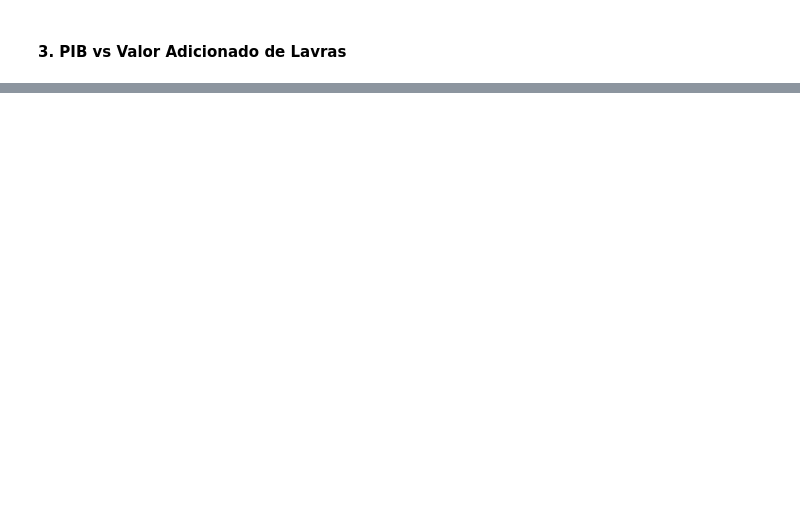
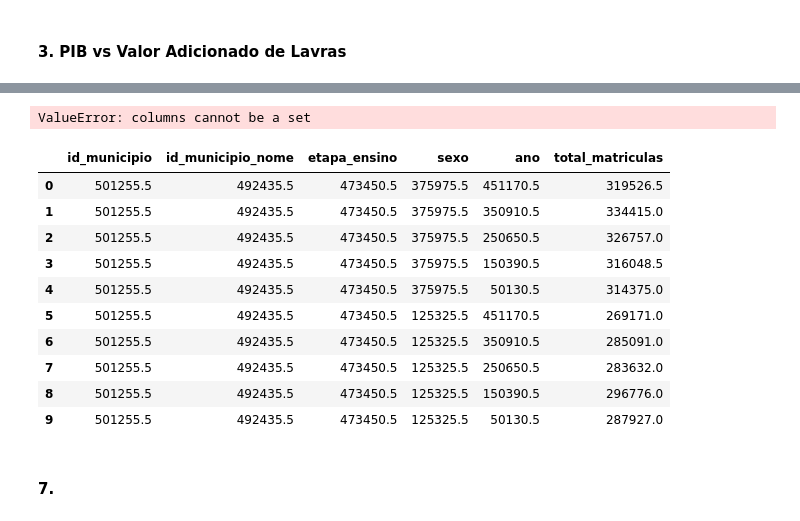
Before and after one commit to EstevaoAugusto/ZettaLab-2ed-Desafio-Ciencia-e-Governanca-de-Dados, a Jupyter notebook: notebooks/2_analise_exploratoria.ipynb, the cells around one changed output, grey strips where cells are left out. Saved outputs shown, nothing was run; the diff lists cells and outputs as text; code cells hidden in the pictures; blank space fills up the shorter version.

```diff
--- a/notebooks/2_analise_exploratoria.ipynb
+++ b/notebooks/2_analise_exploratoria.ipynb
@@ -249,0 +371,25 @@ plt.close()
+# %%
+df = df_total_matriculas[df_total_matriculas['ano'] == 2020].reset_index()
+df.drop(columns={"index"},inplace=True)
+df_aux = df.groupby(['id_municipio', 'id_municipio_nome'], as_index=False)['total_matriculas'].sum()
+df_aux = pd.DataFrame(data=df_aux, columns={"id_municipio", "id_municipio_nome", "matriculas_total"})
+df_total_matriculas_2020 = df_aux['matriculas_total'].rank(ascending=False).head(10)
+
+
+df_total_matriculas_2020
+# %% [output]
+ValueError: columns cannot be a set
+# %%
+top10_matriculas_mg_2020
+# %% [output]
+|  | id_municipio | id_municipio_nome | etapa_ensino | sexo | ano | total_matriculas |
+| 0 | 501255.5 | 492435.5 | 473450.5 | 375975.5 | 451170.5 | 319526.5 |
+| 1 | 501255.5 | 492435.5 | 473450.5 | 375975.5 | 350910.5 | 334415.0 |
+| 2 | 501255.5 | 492435.5 | 473450.5 | 375975.5 | 250650.5 | 326757.0 |
+| 3 | 501255.5 | 492435.5 | 473450.5 | 375975.5 | 150390.5 | 316048.5 |
+| 4 | 501255.5 | 492435.5 | 473450.5 | 375975.5 | 50130.5 | 314375.0 |
+| 5 | 501255.5 | 492435.5 | 473450.5 | 125325.5 | 451170.5 | 269171.0 |
+| 6 | 501255.5 | 492435.5 | 473450.5 | 125325.5 | 350910.5 | 285091.0 |
+| 7 | 501255.5 | 492435.5 | 473450.5 | 125325.5 | 250650.5 | 283632.0 |
+| 8 | 501255.5 | 492435.5 | 473450.5 | 125325.5 | 150390.5 | 296776.0 |
+| 9 | 501255.5 | 492435.5 | 473450.5 | 125325.5 | 50130.5 | 287927.0 |
@@ -249,0 +421,2 @@ plt.close()
+# %% [markdown]
+#### 7.
```
Also changed, not shown: parts of 30 cells of this notebook.
